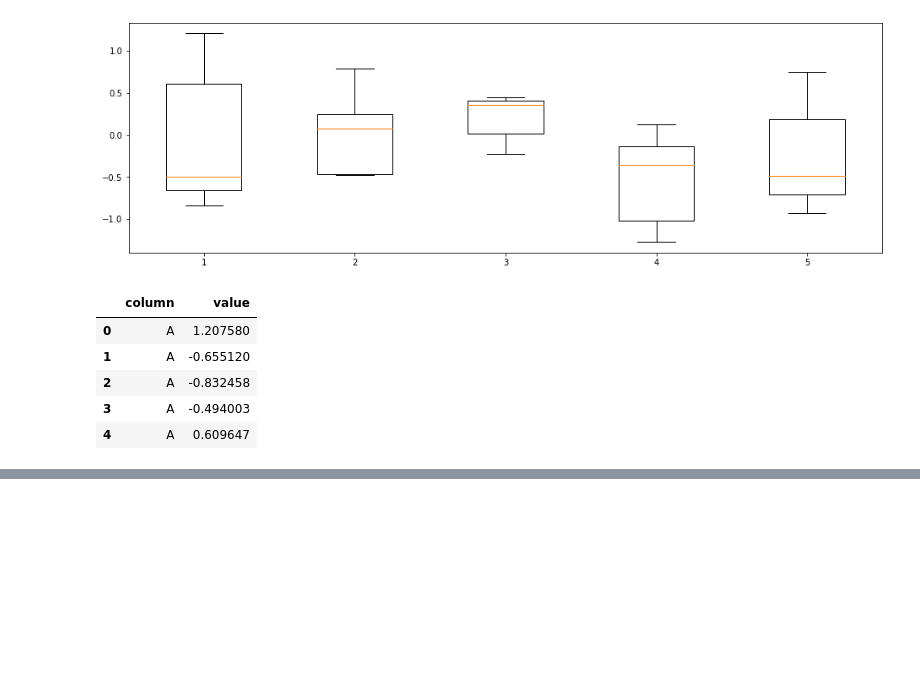
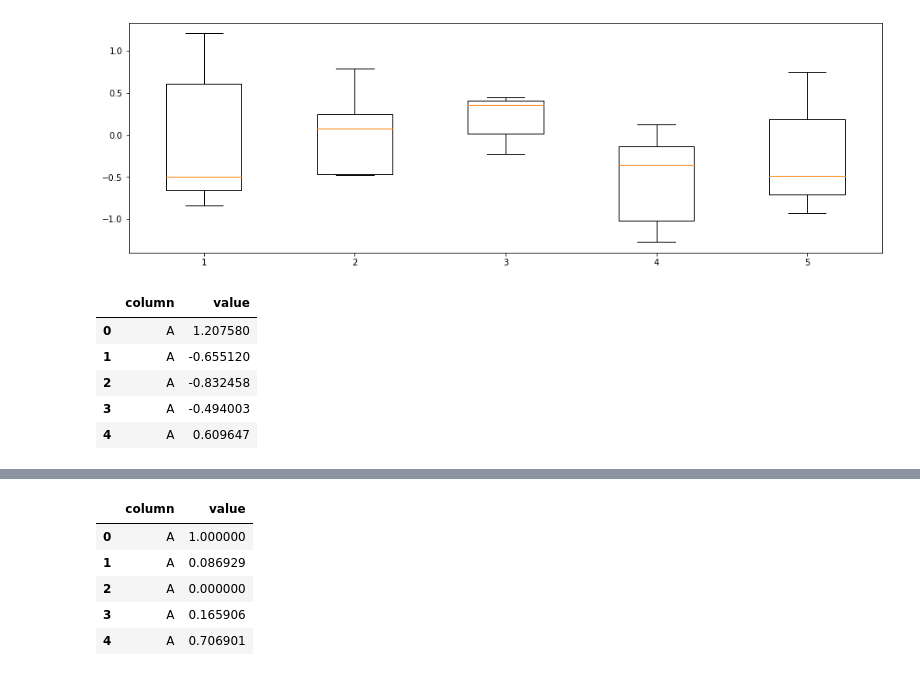
Before and after one commit to rubinkim/public_data, a Jupyter notebook: chapter_07/ch07_scikit-learn.ipynb, the cells around one changed output, grey strips where cells are left out. Saved outputs shown, nothing was run; the diff lists cells and outputs as text; code cells hidden in the pictures; blank space fills up the shorter version.

```diff
--- a/chapter_07/ch07_scikit-learn.ipynb
+++ b/chapter_07/ch07_scikit-learn.ipynb
@@ -147,0 +170,11 @@ fig
+# %%
+data_minmax_melt = pd.melt(frame=data_minmax, value_vars=["A","B","C","D","E"],
+                           var_name="column", value_name="value")
+data_minmax_melt.head()
+# %% [output]
+|  | column | value |
+| 0 | A | 1.000000 |
+| 1 | A | 0.086929 |
+| 2 | A | 0.000000 |
+| 3 | A | 0.165906 |
+| 4 | A | 0.706901 |
```
Also changed, not shown: parts of 3 cells of this notebook.
